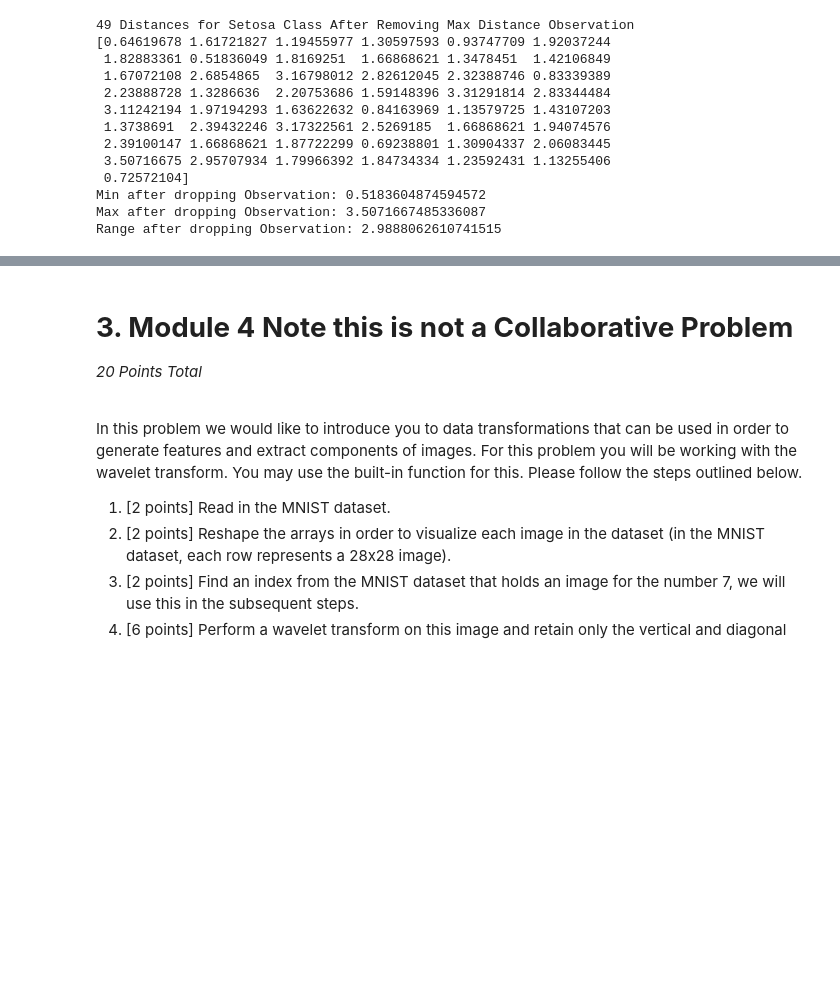
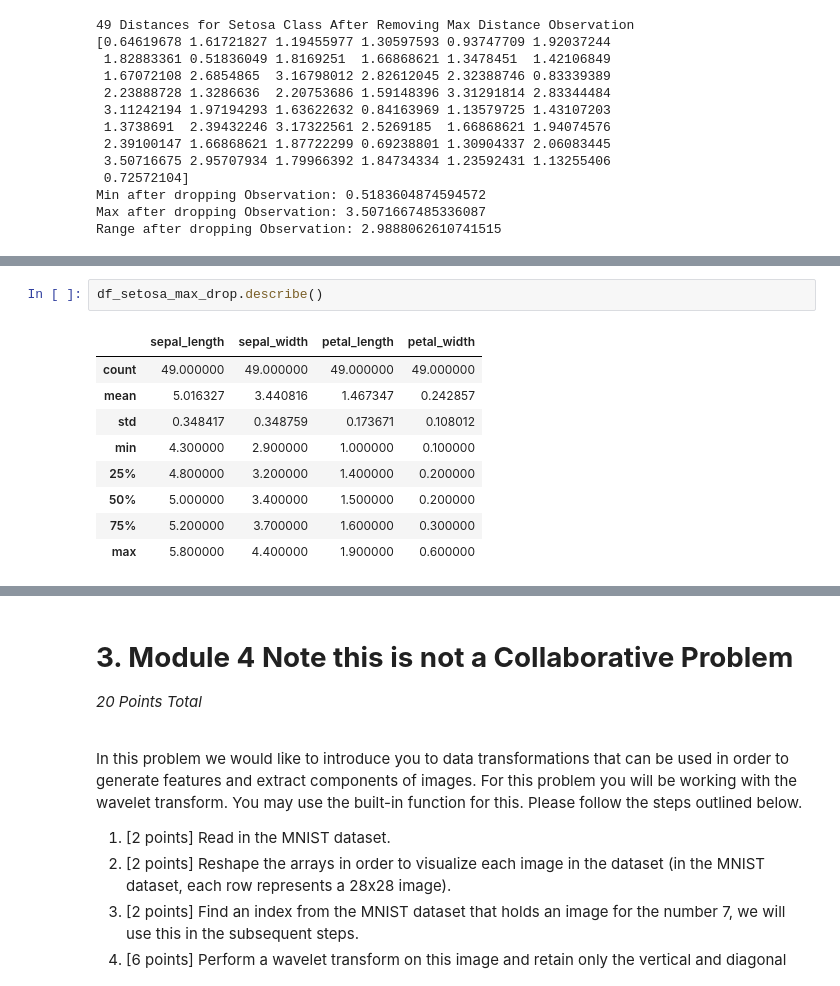
Before and after one commit to zhatz111/Data-Science-Masters, a Jupyter notebook: Algorithms for Data Science/Module 5/HW2_v2024-02-08.ipynb, the cells around one changed output, grey strips where cells are left out. Drawn from its saved outputs; the diff is of its cells as text; blank space fills up the shorter version.

```diff
--- a/Algorithms for Data Science/Module 5/HW2_v2024-02-08.ipynb
+++ b/Algorithms for Data Science/Module 5/HW2_v2024-02-08.ipynb
@@ -152,0 +178,12 @@ Range after dropping Observation: 2.9888062610741515
+# %%
+df_setosa_max_drop.describe()
+# %% [output]
+|  | sepal_length | sepal_width | petal_length | petal_width |
+| count | 49.000000 | 49.000000 | 49.000000 | 49.000000 |
+| mean | 5.016327 | 3.440816 | 1.467347 | 0.242857 |
+| std | 0.348417 | 0.348759 | 0.173671 | 0.108012 |
+| min | 4.300000 | 2.900000 | 1.000000 | 0.100000 |
+| 25% | 4.800000 | 3.200000 | 1.400000 | 0.200000 |
+| 50% | 5.000000 | 3.400000 | 1.500000 | 0.200000 |
+| 75% | 5.200000 | 3.700000 | 1.600000 | 0.300000 |
+| max | 5.800000 | 4.400000 | 1.900000 | 0.600000 |
```
Also changed, not shown: parts of 11 cells of this notebook, 1 other file.
